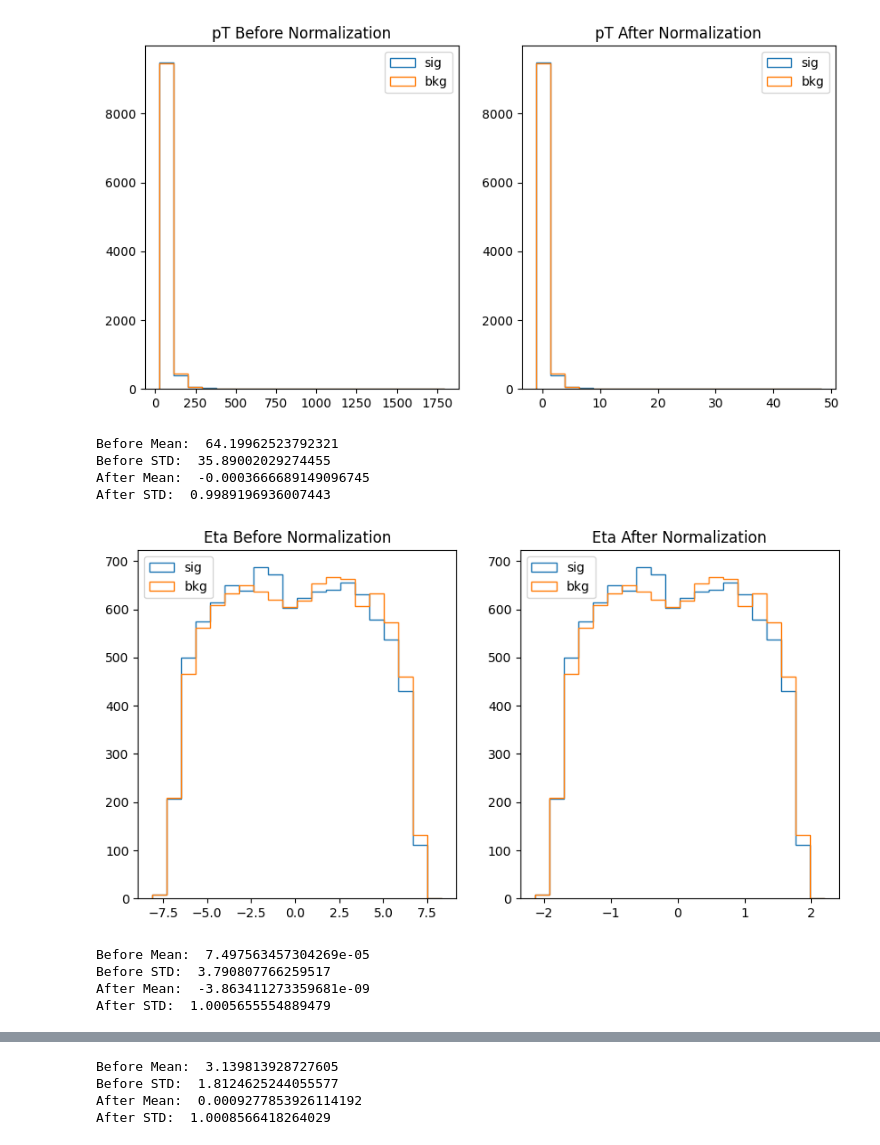
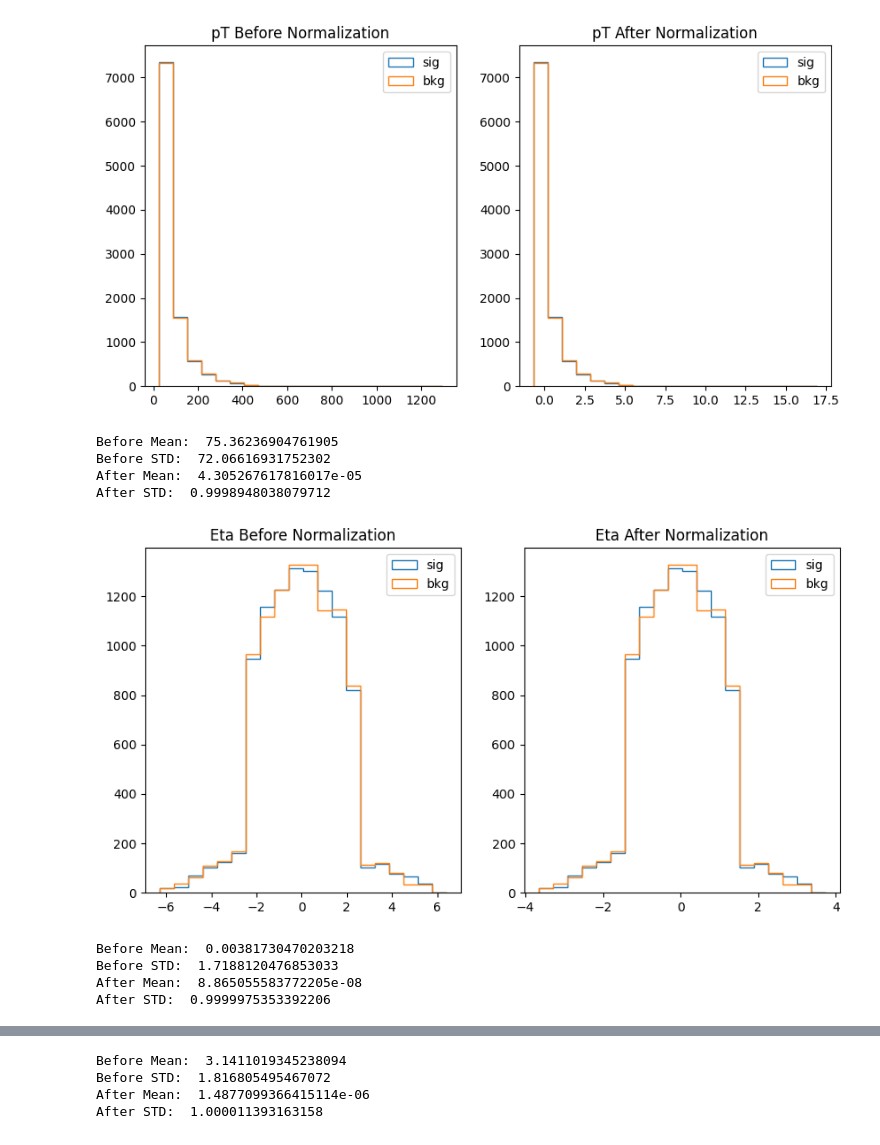
Before and after one commit to LukeV37/Pileup_Project, a Jupyter notebook: analysis/Zprime_Classifier_Selected.ipynb, the cells around one changed output, grey strips where cells are left out. Drawn from its saved outputs; the diff is of its cells as text; code cells hidden in the pictures.

Commit message:
pufr_fixed_ttbar

```diff
--- a/analysis/Zprime_Classifier_Selected.ipynb
+++ b/analysis/Zprime_Classifier_Selected.ipynb
@@ -13,7 +13,7 @@ import torch.optim as optim
 from sklearn.metrics import roc_curve, roc_auc_score
 # %%
 # Load signal sample into memory
-with uproot.open("ntuples/dataset_mu200_ztt1000_10k.root:fastjet") as f:
+with uproot.open("ntuples/pufr_fixed_ttbar/dataset_mu60_ztt1000_10k.root:fastjet") as f:
     jet_pt_sig = f["jet_pt"].array()
     jet_eta_sig = f["jet_eta"].array()
     jet_phi_sig = f["jet_phi"].array()
@@ -23,7 +23,7 @@ with uproot.open("ntuples/dataset_mu200_ztt1000_10k.root:fastjet") as f:
     jet_label_sig = np.ones(len(jet_pt_sig))
 
 # Load background sample into memory
-with uproot.open("ntuples/dataset_mu200_ttbar_10k.root:fastjet") as f:
+with uproot.open("ntuples/pufr_fixed_ttbar/dataset_mu60_ttbar_10k.root:fastjet") as f:
     jet_pt_bkg = f["jet_pt"].array()
     jet_eta_bkg = f["jet_eta"].array()
     jet_phi_bkg = f["jet_phi"].array()
@@ -41,10 +41,16 @@ jet_feats = ak.concatenate([jet_sig, jet_bkg], axis=0)
 jet_labels = np.concatenate([jet_label_sig,jet_label_bkg], axis=0)
 jet_idx = np.array(ak.concatenate([jet_idx_sig, jet_idx_bkg], axis=0))
 # %%
+# Shuffle the features, labels, and selected idx
 shuffled_idx = np.random.permutation(len(jet_feats))
 jet_feats = jet_feats[shuffled_idx]
 jet_labels = jet_labels[shuffled_idx]
+jet_idx = jet_idx[shuffled_idx]
 
+# Grab selected jets (more craxy syntax but I validated manually)
+selected_jets = ak.to_numpy(jet_feats[jet_idx.tolist()])
+
+# Get indicies of sig
 sig = (jet_labels==1)
 bkg = ~sig
 # %%
@@ -60,6 +66,6 @@ plt.show()
 # %%
 # Split dataset into train, val, test split
-data = jet_feats
+data = selected_jets
 labels = jet_labels
 num_events = len(data)
 X_train_raw = data[0:int(0.7*num_events)]
@@ -94,47 +100,43 @@ X_test_norm = ak.concatenate(X_test_norm, axis=2)
 
 # Validation plots
 var_list = ['pT','Eta','Phi','Mass','PU Fraction']
 for i in range(len(var_list)):
     fig, (ax1, ax2) = plt.subplots(1, 2, figsize=(10, 5))
     var1 = ak.flatten(X_train_raw[:,:,i])
     mini=ak.min(var1)
     maxi=ak.max(var1)
     ax1.hist(var1[sig],histtype='step',label='sig',bins=20,range=(mini,maxi))
     ax1.hist(var1[bkg],histtype='step',label='bkg',bins=20,range=(mini,maxi))
     ax1.set_title(var_list[i]+" Before Normalization")
     ax1.legend()
     var2 = ak.flatten(X_train_norm[:,:,i])
     mini=ak.min(var2)
     maxi=ak.max(var2)
     ax2.hist(var2[sig],histtype='step',label='sig',bins=20,range=(mini,maxi))
     ax2.hist(var2[bkg],histtype='step',label='bkg',bins=20,range=(mini,maxi))
     ax2.set_title(var_list[i]+" After Normalization")
     ax2.legend()
     plt.show()
     print("Before Mean: ", np.mean(var1))
     print("Before STD: ", np.std(var1))
     print("After Mean: ", np.mean(var2))
     print("After STD: ", np.std(var2))
 
 # Convert to torch.Tensor()
-X_train = torch.nested.nested_tensor(ak.to_list(X_train_norm))
+X_train = torch.Tensor(X_train_norm)
 y_train = torch.Tensor(y_train)
-X_val = torch.nested.nested_tensor(ak.to_list(X_val_norm))
+X_val = torch.Tensor(X_val_norm)
 y_val = torch.Tensor(y_val)
-X_test = torch.nested.nested_tensor(ak.to_list(X_test_norm))
+X_test = torch.Tensor(X_test_norm)
 y_test = torch.Tensor(y_test)
-
-X_train_baseline = torch.nested.nested_tensor(ak.to_list(X_train_norm[:,:,0:4]))
-X_val_baseline = torch.nested.nested_tensor(ak.to_list(X_val_norm[:,:,0:4]))
-X_test_baseline = torch.nested.nested_tensor(ak.to_list(X_test_norm[:,:,0:4]))
 # %% [output]
-[figure, old version]
+[figure, new version]
-Before Mean:  64.19962523792321
-Before STD:  35.89002029274455
-After Mean:  -0.0003666689149096745
-After STD:  0.9989196936007443
+Before Mean:  75.36236904761905
+Before STD:  72.06616931752302
+After Mean:  4.305267617816017e-05
+After STD:  0.9998948038079712
-[figure, old version]
+[figure, new version]
-Before Mean:  7.497563457304269e-05
-Before STD:  3.790807766259517
-After Mean:  -3.863411273359681e-09
-After STD:  1.0005655554889479
+Before Mean:  0.00381730470203218
+Before STD:  1.7188120476853033
+After Mean:  8.865055583772205e-08
+After STD:  0.9999975353392206
@@ -142,4 +144,4 @@ After STD:  1.0005655554889479
-Before Mean:  3.139813928727605
-Before STD:  1.8124625244055577
-After Mean:  0.0009277853926114192
-After STD:  1.0008566418264029
+Before Mean:  3.1411019345238094
+Before STD:  1.816805495467072
+After Mean:  1.4877099366415114e-06
+After STD:  1.000011393163158
```
Also changed, not shown: parts of 7 cells of this notebook.
